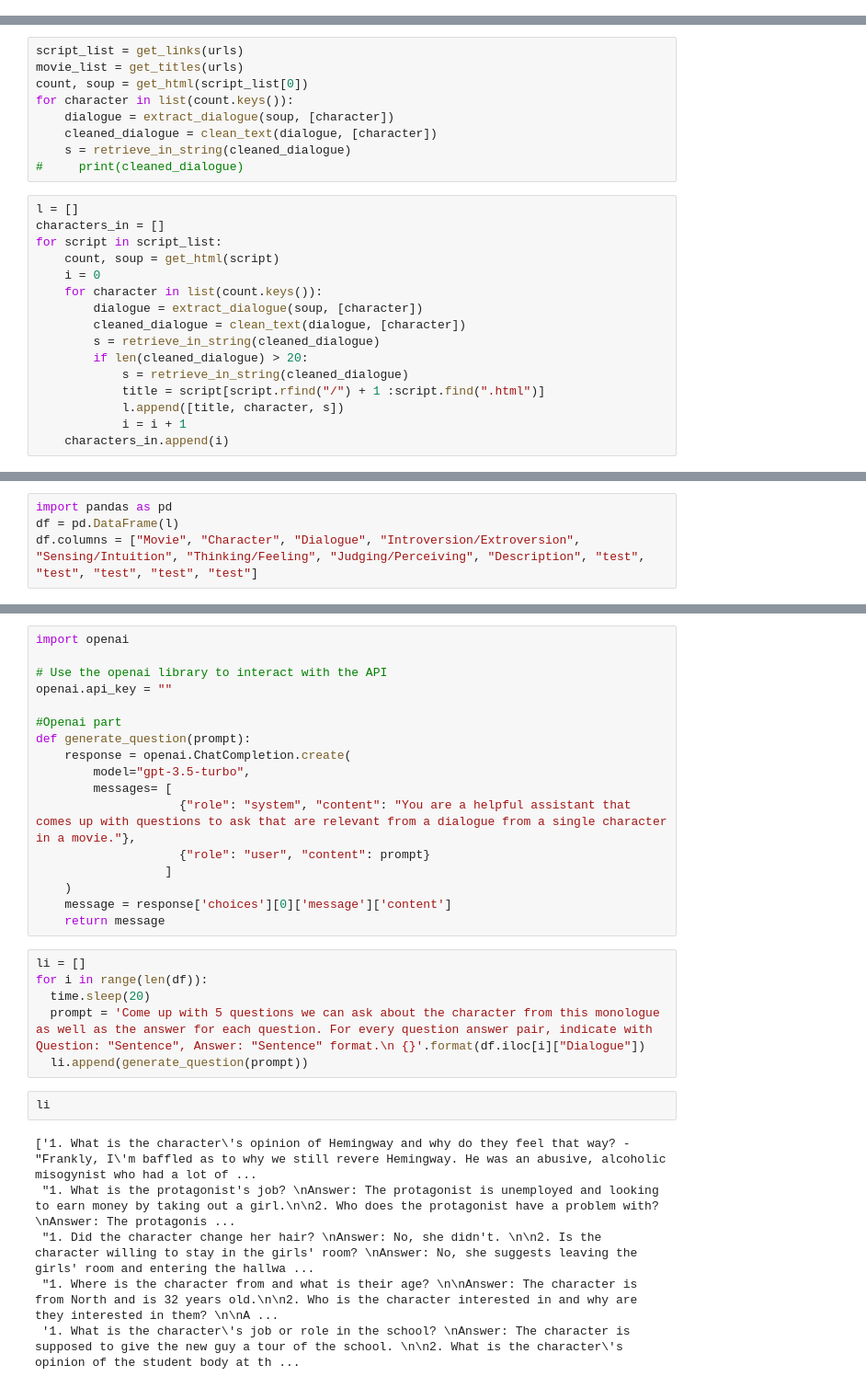
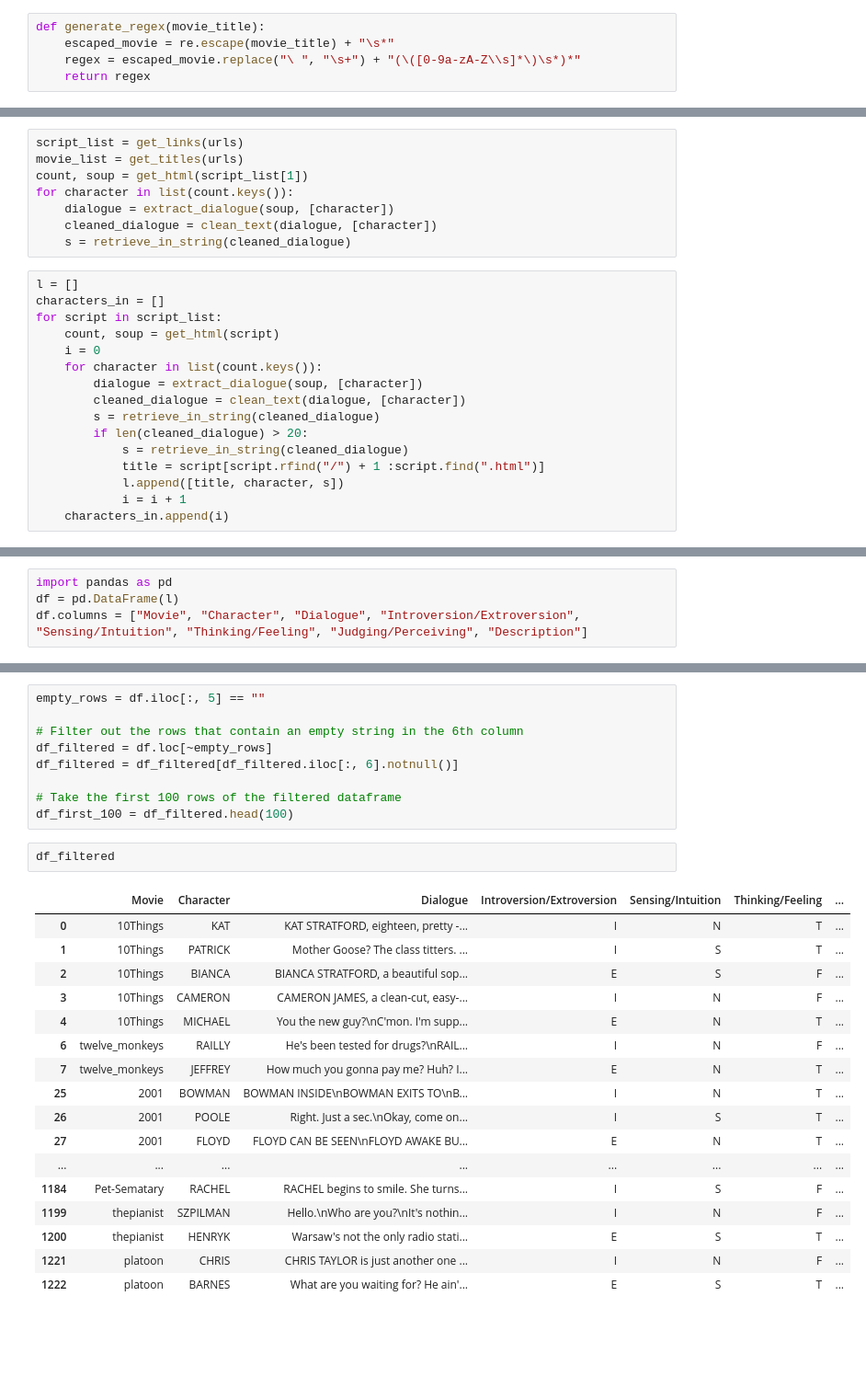
Before and after one commit to tanhooey/MBTI-Classification-Using-Scraped-Movie-Dialogues, a Jupyter notebook: dataset_scraper.ipynb, the cells around one changed output, grey strips where cells are left out. Shown at 92% size. Cells and saved outputs as stored; diff of their text form; blank space fills up the shorter version.

```diff
--- a/dataset_scraper.ipynb
+++ b/dataset_scraper.ipynb
@@ -214,0 +136,5 @@ def generate_regex(movie_title):
+# %%
+def generate_regex(movie_title):
+    escaped_movie = re.escape(movie_title) + "\s*"
+    regex = escaped_movie.replace("\ ", "\s+") + "(\([0-9a-zA-Z\\s]*\)\s*)*"
+    return regex
@@ -215,12 +178,11 @@ def generate_regex(movie_title):
 # %%
 script_list = get_links(urls)
 movie_list = get_titles(urls)
-count, soup = get_html(script_list[0])
+count, soup = get_html(script_list[1])
 for character in list(count.keys()):
     dialogue = extract_dialogue(soup, [character])
     cleaned_dialogue = clean_text(dialogue, [character])
     s = retrieve_in_string(cleaned_dialogue)
-#     print(cleaned_dialogue)
 # %%
 l = []
 characters_in = []
@@ -285,4 +247,4 @@ Found Christina
 # %%
 import pandas as pd
 df = pd.DataFrame(l)
-df.columns = ["Movie", "Character", "Dialogue", "Introversion/Extroversion", "Sensing/Intuition", "Thinking/Feeling", "Judging/Perceiving", "Description", "test", "test", "test", "test", "test"]
+df.columns = ["Movie", "Character", "Dialogue", "Introversion/Extroversion", "Sensing/Intuition", "Thinking/Feeling", "Judging/Perceiving", "Description"]
@@ -339,31 +253,29 @@ df.to_csv("scripts.csv")
-# %%
-import openai
-
-# Use the openai library to interact with the API
-openai.api_key = ""
-
-#Openai part
-def generate_question(prompt):
-    response = openai.ChatCompletion.create(
-        model="gpt-3.5-turbo",
-        messages= [
-                    {"role": "system", "content": "You are a helpful assistant that comes up with questions to ask that are relevant from a dialogue from a single character in a movie."},
-                    {"role": "user", "content": prompt}
-                  ]
-    )
-    message = response['choices'][0]['message']['content']
-    return message
-# %%
-li = []
-for i in range(len(df)):
-  time.sleep(20)
-  prompt = 'Come up with 5 questions we can ask about the character from this monologue as well as the answer for each question. For every question answer pair, indicate with Question: "Sentence", Answer: "Sentence" format.\n {}'.format(df.iloc[i]["Dialogue"])
-  li.append(generate_question(prompt))
-# %%
-li
-# %% [output]
-['1. What is the character\'s opinion of Hemingway and why do they feel that way? - "Frankly, I\'m baffled as to why we still revere Hemingway. He was an abusive, alcoholic misogynist who had a lot of ...
- "1. What is the protagonist's job? \nAnswer: The protagonist is unemployed and looking to earn money by taking out a girl.\n\n2. Who does the protagonist have a problem with? \nAnswer: The protagonis ...
- "1. Did the character change her hair? \nAnswer: No, she didn't. \n\n2. Is the character willing to stay in the girls' room? \nAnswer: No, she suggests leaving the girls' room and entering the hallwa ...
- "1. Where is the character from and what is their age? \n\nAnswer: The character is from North and is 32 years old.\n\n2. Who is the character interested in and why are they interested in them? \n\nA ...
- '1. What is the character\'s job or role in the school? \nAnswer: The character is supposed to give the new guy a tour of the school. \n\n2. What is the character\'s opinion of the student body at th ...
+# %%
+empty_rows = df.iloc[:, 5] == ""
+
+# Filter out the rows that contain an empty string in the 6th column
+df_filtered = df.loc[~empty_rows]
+df_filtered = df_filtered[df_filtered.iloc[:, 6].notnull()]
+
+# Take the first 100 rows of the filtered dataframe
+df_first_100 = df_filtered.head(100)
+# %%
+df_filtered
+# %% [output]
+|  | Movie | Character | Dialogue | Introversion/Extroversion | Sensing/Intuition | Thinking/Feeling | ... |
+| 0 | 10Things | KAT | KAT STRATFORD, eighteen, pretty -... | I | N | T | ... |
+| 1 | 10Things | PATRICK | Mother Goose? The class titters. ... | I | S | T | ... |
+| 2 | 10Things | BIANCA | BIANCA STRATFORD, a beautiful sop... | E | S | F | ... |
+| 3 | 10Things | CAMERON | CAMERON JAMES, a clean-cut, easy-... | I | N | F | ... |
+| 4 | 10Things | MICHAEL | You the new guy?\nC'mon. I'm supp... | E | N | T | ... |
+| 6 | twelve_monkeys | RAILLY | He's been tested for drugs?\nRAIL... | I | N | F | ... |
+| 7 | twelve_monkeys | JEFFREY | How much you gonna pay me? Huh? I... | E | N | T | ... |
+| 25 | 2001 | BOWMAN | BOWMAN INSIDE\nBOWMAN EXITS TO\nB... | I | N | T | ... |
+| 26 | 2001 | POOLE | Right. Just a sec.\nOkay, come on... | I | S | T | ... |
+| 27 | 2001 | FLOYD | FLOYD CAN BE SEEN\nFLOYD AWAKE BU... | E | N | T | ... |
+| ... | ... | ... | ... | ... | ... | ... | ... |
+| 1184 | Pet-Sematary | RACHEL | RACHEL begins to smile. She turns... | I | S | F | ... |
+| 1199 | thepianist | SZPILMAN | Hello.\nWho are you?\nIt's nothin... | I | N | F | ... |
+| 1200 | thepianist | HENRYK | Warsaw's not the only radio stati... | E | S | T | ... |
+| 1221 | platoon | CHRIS | CHRIS TAYLOR is just another one ... | I | N | F | ... |
+| 1222 | platoon | BARNES | What are you waiting for? He ain'... | E | S | T | ... |
```
Also changed, not shown: parts of 11 cells of this notebook, 7 other files.
